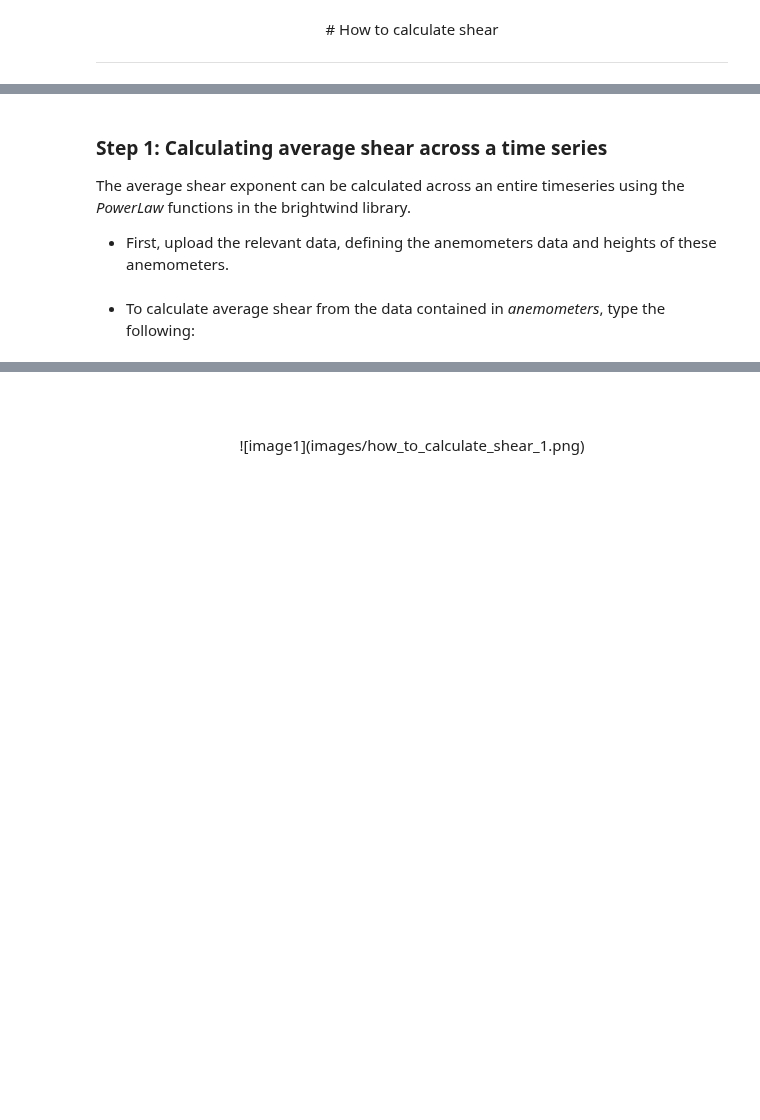
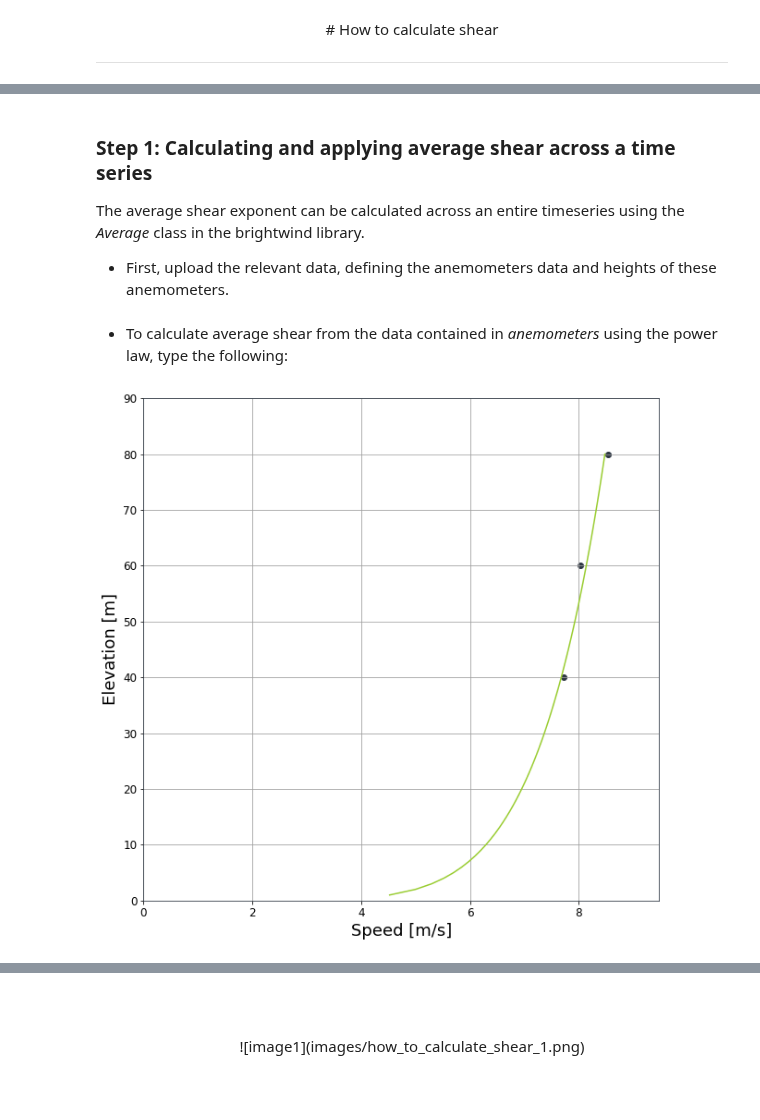
Before and after one commit to brightwind-dev/brightwind, a Jupyter notebook: docs/source/tutorials/how_to_calculate_shear.ipynb, the cells around one changed output, grey strips where cells are left out. Cells and saved outputs as stored; diff of their text form; code cells hidden in the pictures; blank space fills up the shorter version.

```diff
--- a/docs/source/tutorials/how_to_calculate_shear.ipynb
+++ b/docs/source/tutorials/how_to_calculate_shear.ipynb
@@ -25,8 +26,8 @@ This tutorial will cover:
 
 ***
 # %% [markdown]
-### Step 1: Calculating average shear across a time series
-The average shear exponent can be calculated across an entire timeseries using the <em>PowerLaw</em> functions in the brightwind library.
+### Step 1: Calculating and applying average shear across a time series
+The average shear exponent can be calculated across an entire timeseries using the <em>Average</em> class in the brightwind library.
 
 - First, upload the relevant data, defining the anemometers data and heights of these anemometers.
 # %%
@@ -40,6 +43,8 @@ anemometers = data[['Spd80mN','Spd60mN','Spd40mN']]
 # Specify the heights of these anemometers
 heights = [80,60,40]
 # %% [markdown]
-- To calculate average shear from the data contained in <em> anemometers</em>, type the following:
+- To calculate average shear from the data contained in <em> anemometers</em> using the power law, type the following:
 # %%
-Shear_by_power_law = bw.Shear.PowerLaw.calc_alpha(anemometers,heights,return_object=True)
+avg_shear_by_power_law = bw.Shear.Average(anemometers, heights)
+# %% [output]
+[figure, added]
```
Also changed, not shown: parts of 56 cells of this notebook, 2 other files.
